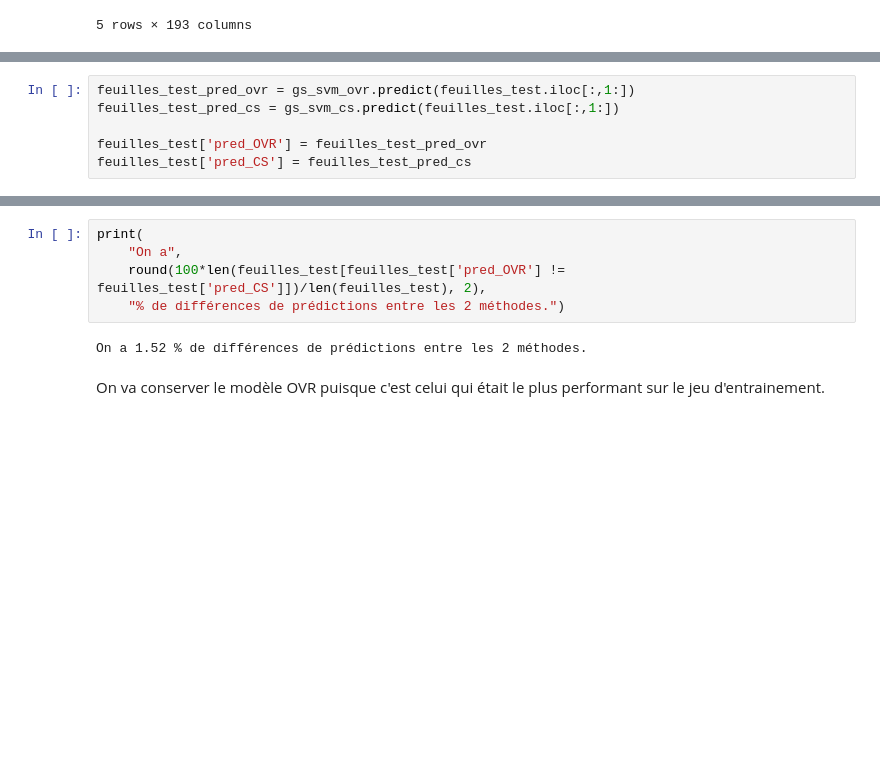
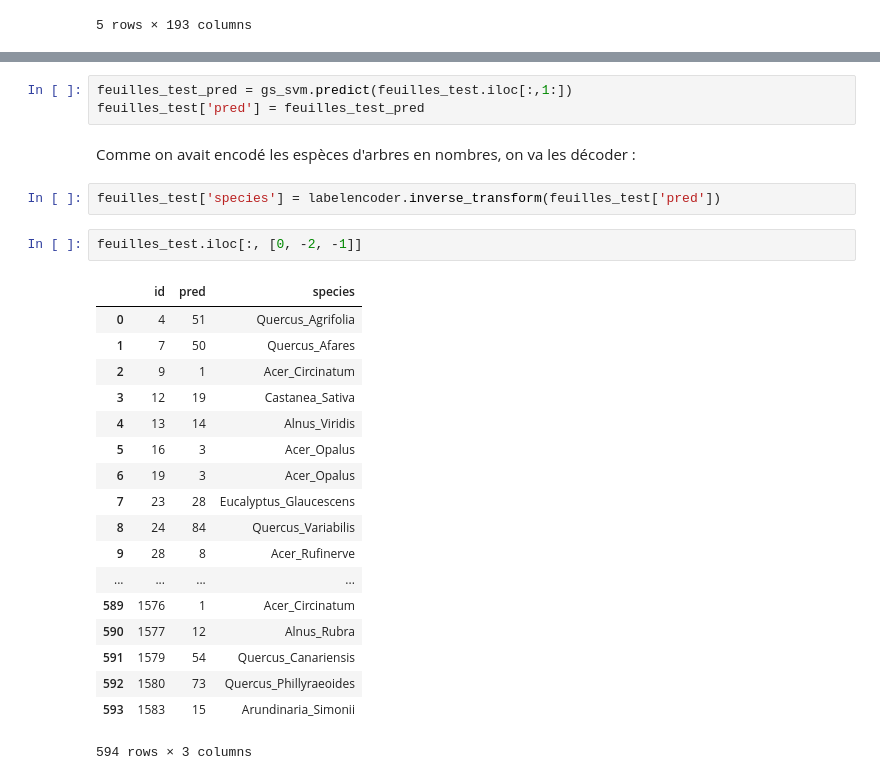
Before and after one commit to lanmar/Python---Leaf-Classification, a Jupyter notebook: Leaf Classification.ipynb, the cells around one changed output, grey strips where cells are left out. Drawn from its saved outputs; the diff is of its cells as text; blank space fills up the shorter version.

```diff
--- a/Leaf Classification.ipynb
+++ b/Leaf Classification.ipynb
@@ -207,6 +346,0 @@ On réalise les prédictions avec les 2 méthodes SVM et on ajoute les résultat
-# %%
-feuilles_test_pred_ovr = gs_svm_ovr.predict(feuilles_test.iloc[:,1:])
-feuilles_test_pred_cs = gs_svm_cs.predict(feuilles_test.iloc[:,1:])
-
-feuilles_test['pred_OVR'] = feuilles_test_pred_ovr
-feuilles_test['pred_CS'] = feuilles_test_pred_cs
@@ -229,9 +347,28 @@ feuilles_test[feuilles_test['pred_OVR'] != feuilles_test['pred_CS']]
-# %%
-print(
-    "On a",
-    round(100*len(feuilles_test[feuilles_test['pred_OVR'] != feuilles_test['pred_CS']])/len(feuilles_test), 2),
-    "% de différences de prédictions entre les 2 méthodes.")
-# %% [output]
-On a 1.52 % de différences de prédictions entre les 2 méthodes.
-# %% [markdown]
-On va conserver le modèle OVR puisque c'est celui qui était le plus performant sur le jeu d'entrainement.
+# %%
+feuilles_test_pred = gs_svm.predict(feuilles_test.iloc[:,1:])
+feuilles_test['pred'] = feuilles_test_pred
+# %% [markdown]
+Comme on avait encodé les espèces d'arbres en nombres, on va les décoder :
+# %%
+feuilles_test['species'] = labelencoder.inverse_transform(feuilles_test['pred'])
+# %%
+feuilles_test.iloc[:, [0, -2, -1]]
+# %% [output]
+|  | id | pred | species |
+| 0 | 4 | 51 | Quercus_Agrifolia |
+| 1 | 7 | 50 | Quercus_Afares |
+| 2 | 9 | 1 | Acer_Circinatum |
+| 3 | 12 | 19 | Castanea_Sativa |
+| 4 | 13 | 14 | Alnus_Viridis |
+| 5 | 16 | 3 | Acer_Opalus |
+| 6 | 19 | 3 | Acer_Opalus |
+| 7 | 23 | 28 | Eucalyptus_Glaucescens |
+| 8 | 24 | 84 | Quercus_Variabilis |
+| 9 | 28 | 8 | Acer_Rufinerve |
+| ... | ... | ... | ... |
+| 589 | 1576 | 1 | Acer_Circinatum |
+| 590 | 1577 | 12 | Alnus_Rubra |
+| 591 | 1579 | 54 | Quercus_Canariensis |
+| 592 | 1580 | 73 | Quercus_Phillyraeoides |
+| 593 | 1583 | 15 | Arundinaria_Simonii |
+594 rows × 3 columns
```
Also changed, not shown: parts of 54 cells of this notebook.
